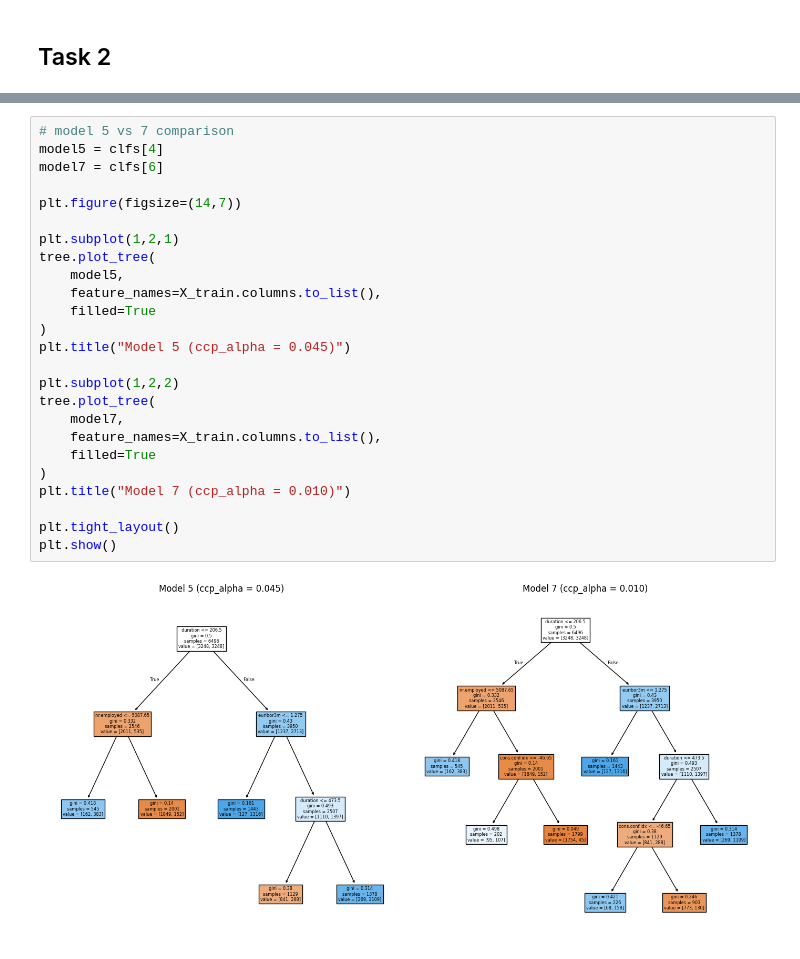
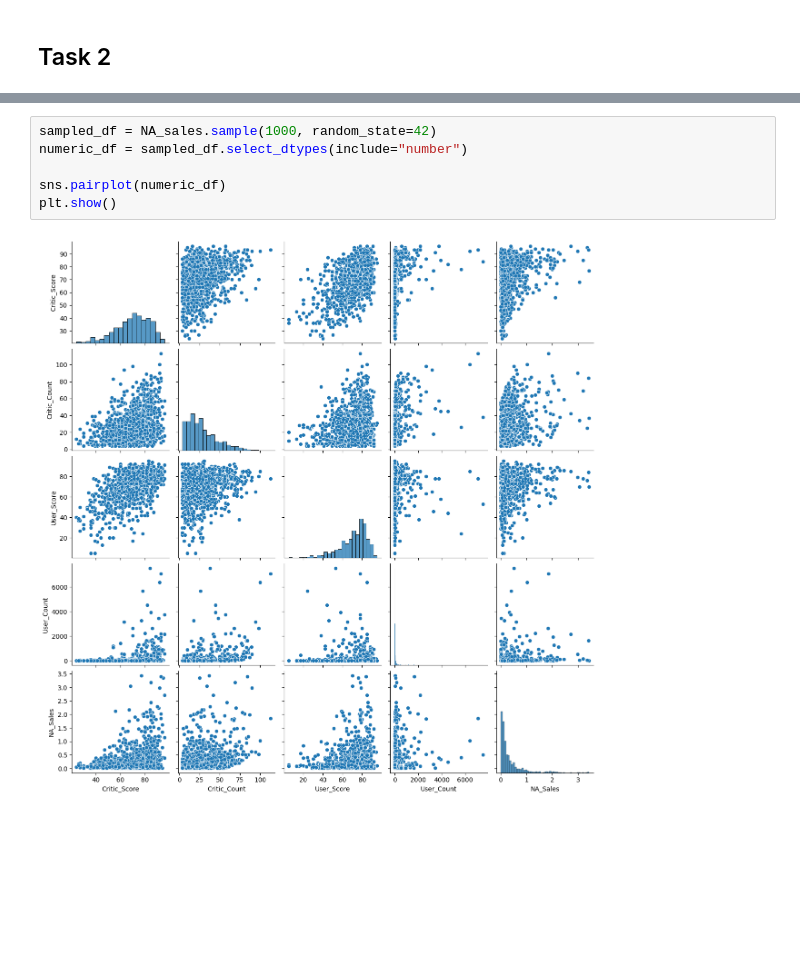
Before and after one commit to owen-simon/IS-6482-data-mining, a Jupyter notebook: Week 7/A4_Simon_Owen.ipynb, the cells around one changed output, grey strips where cells are left out. Drawn from its saved outputs; the diff is of its cells as text; blank space fills up the shorter version.

```diff
--- a/Week 7/A4_Simon_Owen.ipynb
+++ b/Week 7/A4_Simon_Owen.ipynb
@@ -399,27 +115,8 @@ Accuracy was the primary metric because overall classification performance was t
-# %%
-# model 5 vs 7 comparison
-model5 = clfs[4]
-model7 = clfs[6]
-
-plt.figure(figsize=(14,7))
-
-plt.subplot(1,2,1)
-tree.plot_tree(
-    model5,
-    feature_names=X_train.columns.to_list(),
-    filled=True
-)
-plt.title("Model 5 (ccp_alpha = 0.045)")
-
-plt.subplot(1,2,2)
-tree.plot_tree(
-    model7,
-    feature_names=X_train.columns.to_list(),
-    filled=True
-)
-plt.title("Model 7 (ccp_alpha = 0.010)")
-
-plt.tight_layout()
-plt.show()
-# %% [output]
-[figure, removed]
+# %%
+sampled_df = NA_sales.sample(1000, random_state=42)
+numeric_df = sampled_df.select_dtypes(include="number")
+
+sns.pairplot(numeric_df)
+plt.show()
+# %% [output]
+[figure, added]
```
Also changed, not shown: parts of 36 cells of this notebook.
